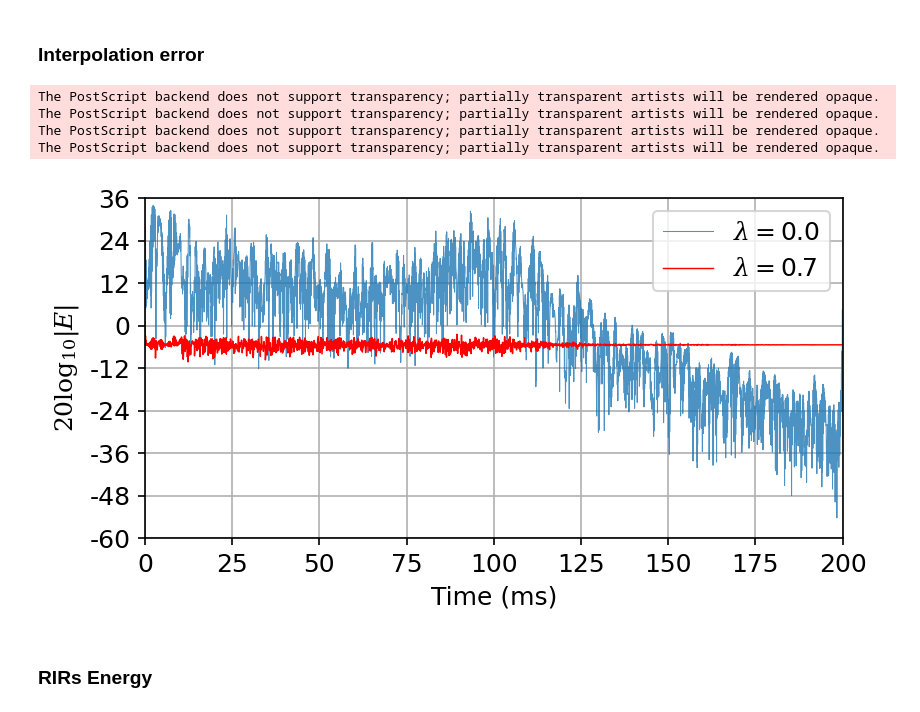
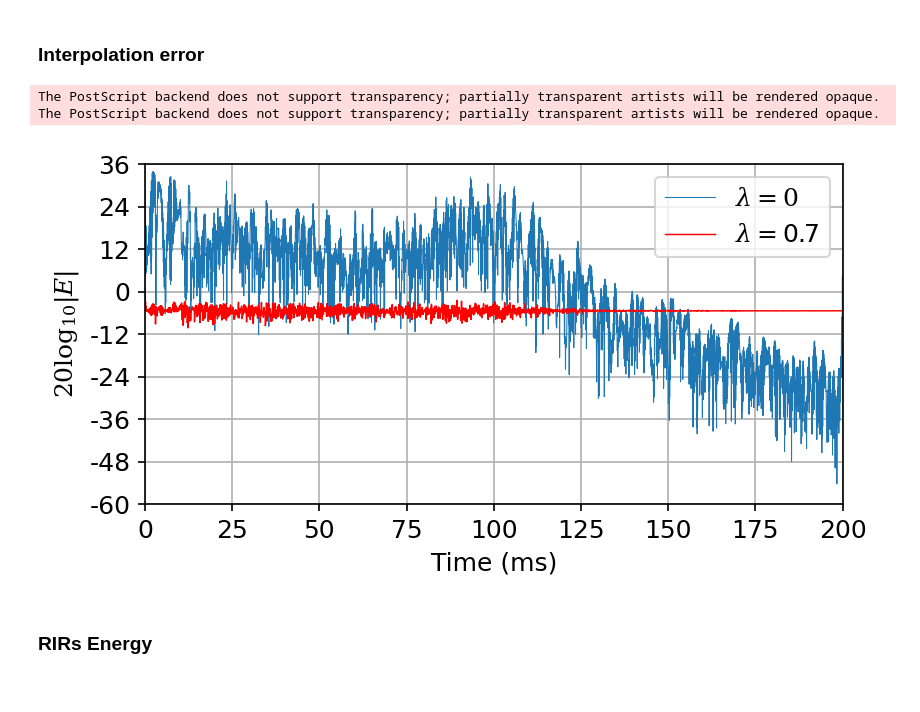
Before and after one commit to AlarconGanoza/sphericalAcoustic, a Jupyter notebook: RIR_interpolation_example.ipynb, the cells around one changed output. Saved outputs shown, nothing was run; the diff lists cells and outputs as text; code cells hidden in the pictures.

```diff
--- a/RIR_interpolation_example.ipynb
+++ b/RIR_interpolation_example.ipynb
@@ -25,8 +26,8 @@ Unpacking objects: 100% (41/41), done.
 # %%
 import sys
 
-sys.path.append('/content/sphericalAcoustics/')
-rutaRIR = '/content/sphericalAcoustics/initialRIR/'
+sys.path.append('/content/sphericalAcoustic/')
+fileRIR = '/content/sphericalAcoustic/initialRIR/'
 
 import sphericalAcoustics as sac
 import numpy as np
@@ -56,19 +63,18 @@ intercon_example_L25_r8cm.mat  intercon_example_L49_r8cm.mat
 # %% [markdown]
 ### Select file and load variables
 # %%
-L = 49                # Number of points in initial distribution
-r = 0.08              # Radius of spherical array of microphones
-
-fileName = rutaRIR + 'intercon_example_L'+str(L)+'_r'+str(int(r*1e2))+ 'cm.mat'
-dataMat = loadmat(fileName)
+fileName = 'RIR_L100_r8cm_16kHz.mat'
+dirFile = fileRIR + fileName
+dataMat = loadmat(dirFile)
 
 x = dataMat['x']      # Initial sparse distribution
 y = dataMat['y']      # Final dense distribution
 
 Sa = dataMat['h1']        # Initial simulated data
 Starget = dataMat['h2']   # Target simulated data
-
+L = dataMat['L'][0,0]     # Number of points in initial distribution
 L2 = np.shape(y)[0]       # Number of points in final distribution
+r = dataMat['r'][0,0]     # Radius
 
 Ns = int(dataMat['nsample'])  # Samples number
 Fs = float(dataMat['procFs']) # Sampling rate
@@ -114,9 +116,17 @@ filt_Starget = signal.filtfilt(b,a,Starget, axis=1);   # Target filtered data
 # %%
-regLambda0 = 0.0                    # Lambda value
-
+# SFT non-regularized
 filt_Sb0 = np.zeros((L2,Ns))        # Interpolated no regularized data empty array
 filt_globalError0 = np.zeros(Ns)    # Global error empty array
 
 for ii in tqdm(range(Ns)):
-  filt_Sb0[:,ii:ii+1] = sac.SFTinterpolation(filt_Sa[:,ii:ii+1],N, x, y, regLambda=regLambda0)
+  filt_Sb0[:,ii:ii+1] = sac.SFTinterpolation(filt_Sa[:,ii:ii+1],N, x, y, regLambda=0)
   filt_globalError0[ii] = sac.error(filt_Sb0[:,ii:ii+1], filt_Starget[:,ii:ii+1])
+
+# SFT regularized
+regLambda1 = 0.7                       # Lambda value
+filt_Sb = np.zeros((L2,Ns))            # Interpolated regularized data empty array
+filt_globalError = np.zeros(Ns)        # Global error empty array
+
+for ii in tqdm(range(Ns)):
+  filt_Sb[:,ii:ii+1] = sac.SFTinterpolation(filt_Sa[:,ii:ii+1],N, x, y, regLambda=regLambda1)
+  filt_globalError[ii] = sac.error(filt_Sb[:,ii:ii+1], filt_Starget[:,ii:ii+1])
@@ -139,33 +136,31 @@ for ii in tqdm(range(Ns)):
 ### Interpolation error
 # %%
 fig, ax0 = plt.subplots(1,1, figsize = (6,3),dpi = 150)
-label0 = '$\lambda = $'+str(regLambda0)
+label0 = '$\lambda = 0 $'
 label1 = '$\lambda = $'+str(regLambda1)
 
-ax0.plot(t,filt_globalError0, label = label0, linewidth = 0.5, c = 'tab:blue',ls='-',alpha = 0.8);
-ax0.plot(t,filt_globalError,label = label1, linewidth = 0.7, c='red',alpha = 1);
+ax0.plot(t,filt_globalError0, label = label0, linewidth = 0.5, c = 'tab:blue',ls='-');
+ax0.plot(t,filt_globalError,label = label1, linewidth = 0.7, c='red');
 #ax0.set_title('Global Error (dB) for different values of $\lambda$')
 
 
 yticksLabel = np.arange(-60,60,12)
 ax0.set_yticks(yticksLabel)
 ax0.set_yticklabels(yticksLabel)
 ax0.set_ylim(-60,36)
 ax0.set_xlim(0,200)
 
 ax0.set_ylabel("$20\log_{10}|E|$")
 ax0.set_xlabel("Time (ms)")
 ax0.legend(loc = 1);
 ax0.grid(True);
 
 fig_name = 'error_L'+str(L) + '.eps'
 plt.savefig(fig_name, bbox_inches='tight')
 # %% [output]
 The PostScript backend does not support transparency; partially transparent artists will be rendered opaque.
 The PostScript backend does not support transparency; partially transparent artists will be rendered opaque.
-The PostScript backend does not support transparency; partially transparent artists will be rendered opaque.
-The PostScript backend does not support transparency; partially transparent artists will be rendered opaque.
-[figure, old version]
+[figure, new version]
 # %% [markdown]
 ### RIRs Energy
 # %%
```
Also changed, not shown: parts of 11 cells of this notebook.
